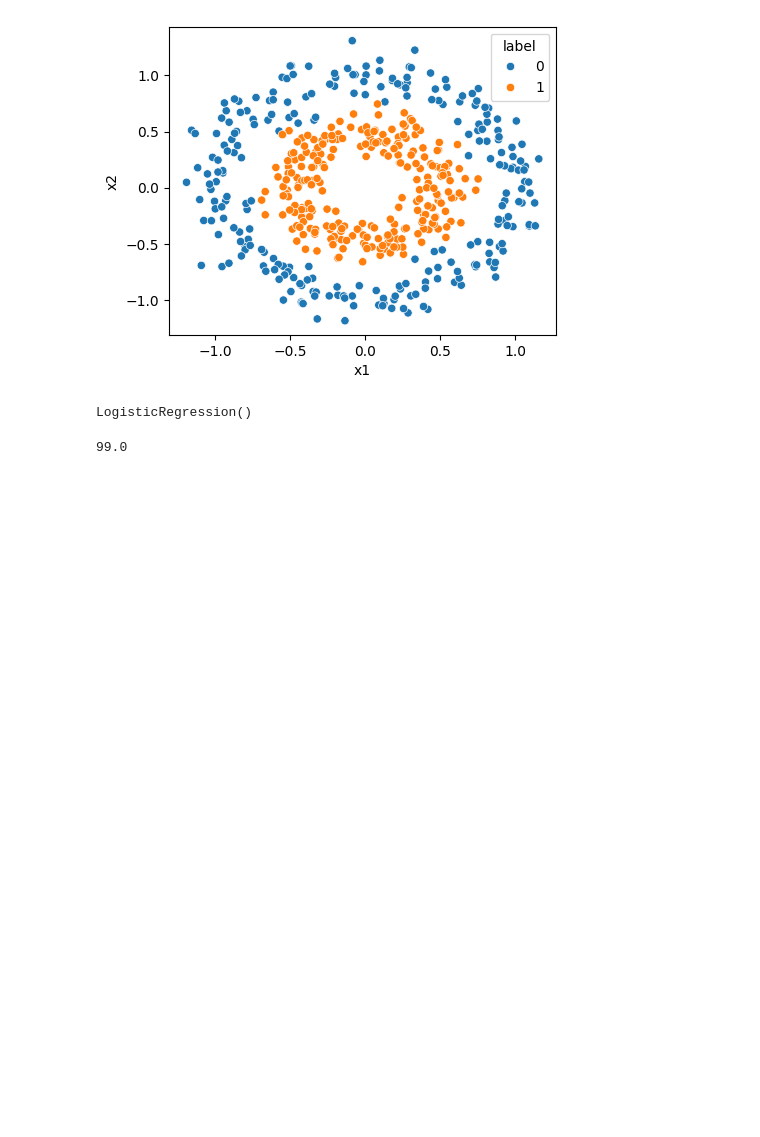
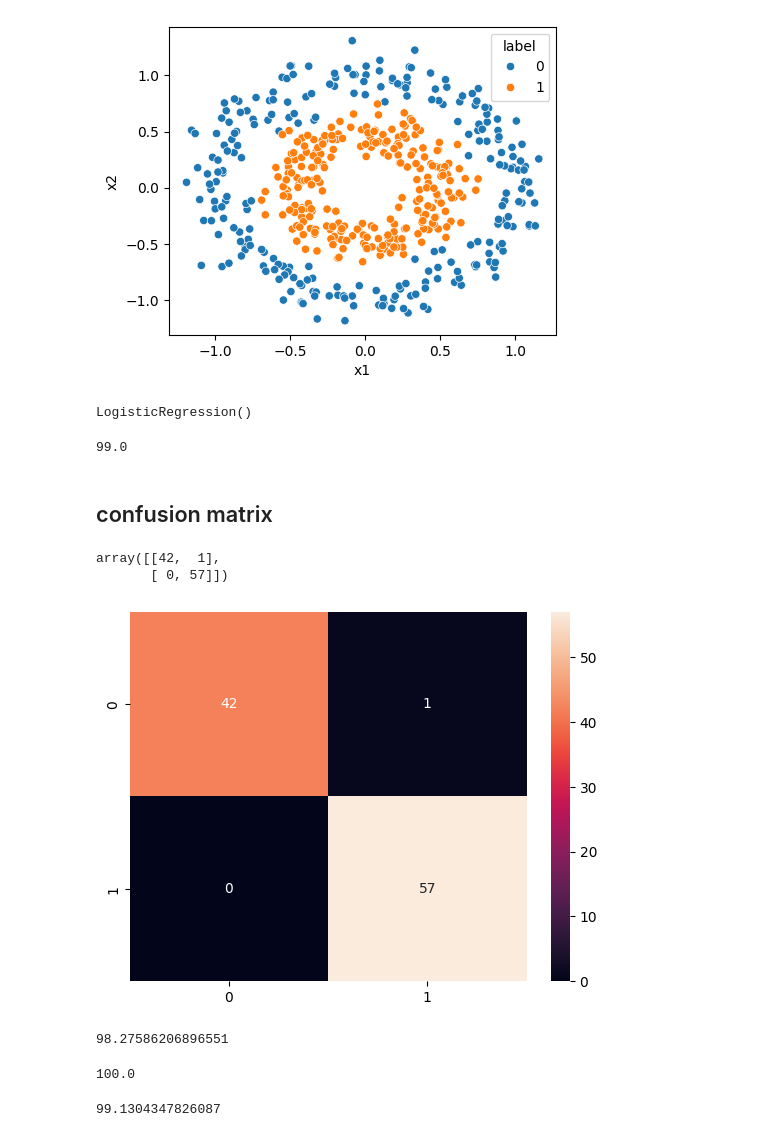
Before and after one commit to Abdullahhas/ML, a Jupyter notebook: Algos/classification/logistic_regression/polynomial/apply_polynomail.ipynb, the cells around one changed output. Saved outputs shown, nothing was run; the diff lists cells and outputs as text; code cells hidden in the pictures; blank space fills up the shorter version.

Commit message:
confusion matrix

```diff
--- a/Algos/classification/logistic_regression/polynomial/apply_polynomail.ipynb
+++ b/Algos/classification/logistic_regression/polynomial/apply_polynomail.ipynb
@@ -40,3 +40,5 @@ LogisticRegression()
 lr.score(x_test , y_test)*100
 # %% [output]
 99.0
+# %% [markdown]
+## confusion matrix
@@ -42,0 +47,23 @@ lr.score(x_test , y_test)*100
+# %%
+cf = confusion_matrix(y_test , lr.predict(x_test))
+cf
+# %% [output]
+array([[42,  1],
+       [ 0, 57]])
+# %%
+sns.heatmap(cf , annot=True)
+plt.show()
+# %% [output]
+[figure, added]
+# %%
+precision_score(y_test , lr.predict(x_test))*100
+# %% [output]
+98.27586206896551
+# %%
+recall_score(y_test , lr.predict(x_test))*100
+# %% [output]
+100.0
+# %%
+f1_score(y_test , lr.predict(x_test))*100
+# %% [output]
+99.1304347826087
```
Also changed, not shown: parts of 1 cell of this notebook, 1 other file.
